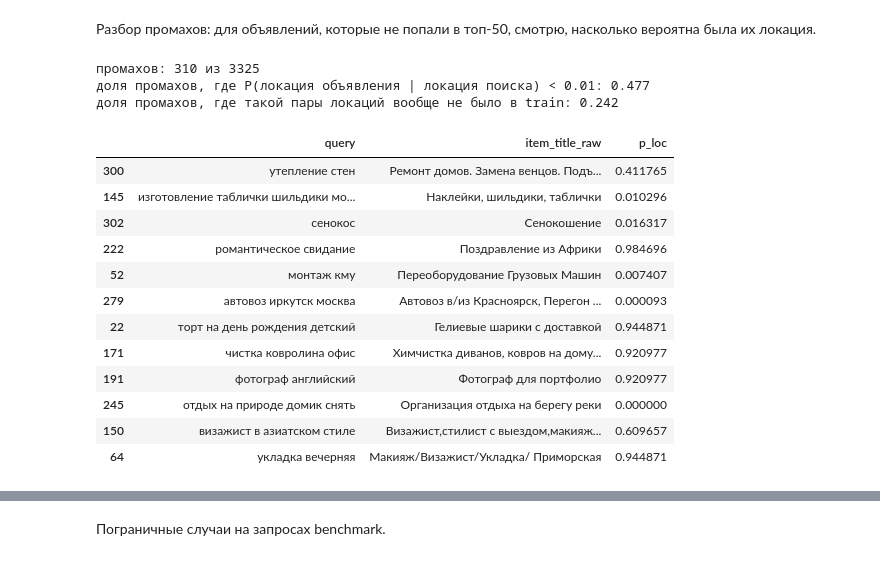
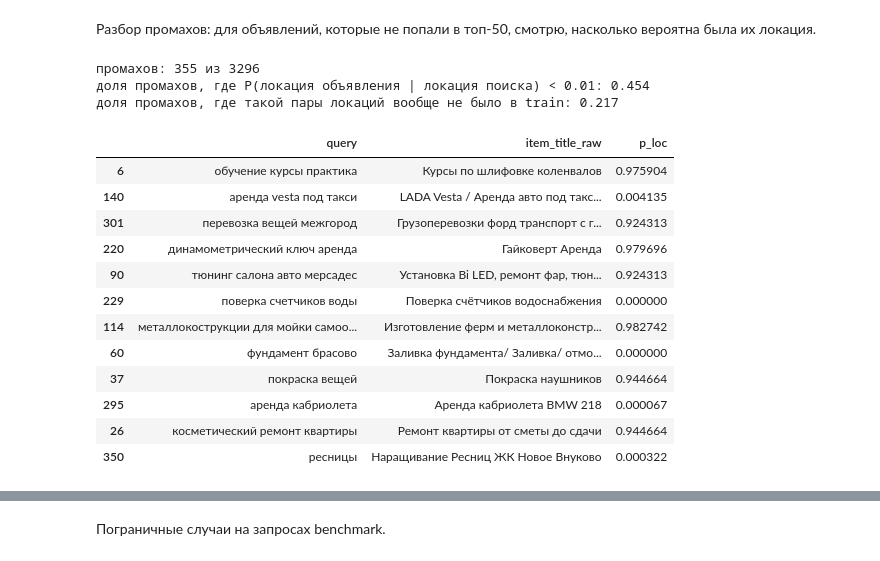
Before and after one commit to Smolyaninoff/avito-candidate-search, a Jupyter notebook: solution.ipynb, the cells around one changed output, grey strips where cells are left out. Cells and saved outputs as stored; diff of their text form; code cells hidden in the pictures.

```diff
--- a/solution.ipynb
+++ b/solution.ipynb
@@ -581,9 +771,9 @@ def run(index, qdf, weight_sets, pool_weights=None, pool_size=300, batch_size=20
 # %%
 t = time.time()
-val_index = build_index(train_part, all_corpus, item_emb)
+val_index = build_index(train_part, val_corpus, item_emb[keep], ft_item_emb)
 print('индекс для валидации собран за', round(time.time() - t), 'сек')
 
-zero = dict(bm_full=0, bm_title=0, exp=0, emb=0, loc=0, loc_eps=1e-4, dist=0, dist_scale=30, mc=0, mc_eps=1e-3, flt=0, cat=0)
+zero = dict(bm_full=0, bm_title=0, exp=0, emb=0, emb_ft=0, loc=0, loc_eps=1e-4, loc_local=0, dist=0, dist_scale=30, mc=0, mc_eps=1e-3, flt=0, cat=0)
 steps = {}
 steps['1. BM25 по тексту'] = dict(zero, bm_full=1)
 steps['2. + BM25 по заголовку'] = dict(steps['1. BM25 по тексту'], bm_title=0.5)
@@ -593,14 +783,18 @@ steps['5. + подкатегория'] = dict(steps['4. + фильтры'], mc=1
 steps['6. + эмбеддинги'] = dict(steps['5. + подкатегория'], emb=10)
 steps['7. + расширение запроса'] = dict(steps['6. + эмбеддинги'], exp=5)
 steps['8. + расстояние'] = dict(steps['7. + расширение запроса'], dist=0.5)
+steps['9. + дообученные эмбеддинги'] = dict(steps['8. + расстояние'], emb_ft=10)
+steps['10. + нелокальность запроса'] = dict(steps['9. + дообученные эмбеддинги'], loc_local=1)
+steps['первая версия (отправлена, 0.877)'] = dict(zero, bm_full=1, exp=5, emb=40, loc=2, loc_eps=3e-5, dist=1, dist_scale=30, mc=0.5, mc_eps=1e-3, flt=5)
 pool_weights = [
     steps['3. + локация'],
     dict(zero, emb=20, loc=2),
+    dict(zero, emb_ft=20, loc=2, dist=1),
     dict(zero, exp=20, loc=2, flt=2),
-    steps['8. + расстояние'],
+    steps['первая версия (отправлена, 0.877)'],
+    dict(steps['первая версия (отправлена, 0.877)'], emb_ft=10, dist=2, dist_scale=10, loc_local=1),
 ]
 
-val_ab = pd.concat([val_a.assign(part='A'), val_b.assign(part='B')]).reset_index(drop=True)
 t = time.time()
 val_pred, pool = run(val_index, val_ab, steps, pool_weights=pool_weights)
 print('прогон валидации занял', round(time.time() - t), 'сек, строк в пуле:', len(pool))
@@ -656,17 +853,19 @@ grid = {
     'bm_title': [0, 0.25, 0.5, 1],
     'exp': [0, 2.5, 5, 10, 15],
     'emb': [0, 10, 20, 30, 40, 60],
+    'emb_ft': [0, 5, 10, 20, 30, 40],
     'loc': [1, 1.5, 2, 2.5, 3],
     'loc_eps': [1e-5, 3e-5, 1e-4, 3e-4, 1e-3],
+    'loc_local': [0, 0.5, 1, 1.5, 2],
     'dist': [0, 0.5, 1, 2, 3, 5],
-    'dist_scale': [10, 30, 100, 300, 1000],
+    'dist_scale': [3, 10, 30, 100, 300],
     'mc': [0, 0.25, 0.5, 1, 2],
     'mc_eps': [1e-4, 1e-3, 1e-2],
     'flt': [0, 1, 2, 3, 5, 8],
     'cat': [0, 1, 2],
 }
 
-best_w = dict(steps['8. + расстояние'])
+best_w = dict(steps['10. + нелокальность запроса'])
 best_score = pool_recall(best_w)[0]
 print('старт: A =', round(best_score, 4))
 for iteration in range(3):
@@ -709,12 +910,14 @@ pd.DataFrame(rows).round(4)
 # %%
 t = time.time()
-pred_b = run(val_index, val_b, {'best': best_w})['best']
-val_b['pred'] = pd.Series(pred_b, index=val_b.index)
-val_b['recall'] = [len(set(p) & set(r)) / len(r) for p, r in zip(pred_b, val_b['relevant'])]
-print('Recall@50 на B (полный прогон):', round(recall_at_50(pred_b, val_b['relevant']), 4), '| время', round(time.time() - t), 'сек')
+first_w = steps['первая версия (отправлена, 0.877)']
+pred_b = run(val_index, val_b, {'best': best_w, 'first': first_w})
+val_b['pred'] = pd.Series(pred_b['best'], index=val_b.index)
+val_b['recall'] = [len(set(p) & set(r)) / len(r) for p, r in zip(val_b['pred'], val_b['relevant'])]
+print('Recall@50 на B, первая версия:', round(recall_at_50(pred_b['first'], val_b['relevant']), 4))
+print('Recall@50 на B, итоговые веса:', round(recall_at_50(pred_b['best'], val_b['relevant']), 4), '| время', round(time.time() - t), 'сек')
 print('виденные тексты:', round(val_b.loc[val_b['seen'], 'recall'].mean(), 4), '| новые тексты:', round(val_b.loc[~val_b['seen'], 'recall'].mean(), 4))
-print('кандидатов на запрос:', pd.Series([len(p) for p in pred_b]).value_counts().to_dict())
-print('запросов с дублями внутри ответа:', sum(len(p) != len(set(p)) for p in pred_b))
+print('кандидатов на запрос:', pd.Series([len(p) for p in val_b['pred']]).value_counts().to_dict())
+print('запросов с дублями внутри ответа:', sum(len(p) != len(set(p)) for p in val_b['pred']))
 val_b['n_words'] = val_b['search_query'].str.split().str.len().clip(upper=5)
 val_b.groupby('n_words')['recall'].agg(['mean', 'size']).round(3)
 # %% [output]
@@ -732,7 +936,7 @@ Recall@50 на B (полный прогон): 0.9066 | время 82 сек
 # %% [markdown]
 Несколько примеров: запрос, релевантное объявление и первые 5 кандидатов из нашего топ-50.
 # %%
-titles = pd.Series(all_corpus['item_title_raw'].values, index=all_corpus['item_id'].values)
+titles = pd.Series(val_corpus['item_title_raw'].values, index=val_corpus['item_id'].values)
 for _, row in val_b.sample(3, random_state=1).iterrows():
     print('ЗАПРОС:', row['search_query'], '| фильтры:', row['search_infm_params_text'] or '-', '| recall:', row['recall'])
     print('   нужно:', [titles[i] for i in row['relevant']])
@@ -755,33 +959,33 @@ for _, row in val_b.sample(3, random_state=1).iterrows():
 # %%
 missed = []
 for _, row in val_b.iterrows():
     for item_id in row['relevant']:
         if item_id not in set(row['pred']):
             missed.append({'query': row['search_query'], 'search_location_id': row['search_location_id'], 'item_id': item_id})
 missed = pd.DataFrame(missed)
-missed = missed.merge(all_corpus[['item_id', 'item_title_raw', 'item_location_id']], on='item_id', how='left')
+missed = missed.merge(val_corpus[['item_id', 'item_title_raw', 'item_location_id']], on='item_id', how='left')
 pair_counts = train_part.groupby(['search_location_id', 'item_location_id']).size()
 search_counts = train_part.groupby('search_location_id').size()
 pair_n = pair_counts.reindex(list(zip(missed['search_location_id'], missed['item_location_id']))).fillna(0).values
 missed['p_loc'] = pair_n / search_counts.reindex(missed['search_location_id']).fillna(1).values
 print('промахов:', len(missed), 'из', val_b['relevant'].str.len().sum())
 print('доля промахов, где P(локация объявления | локация поиска) < 0.01:', round((missed['p_loc'] < 0.01).mean(), 3))
 print('доля промахов, где такой пары локаций вообще не было в train:', round((missed['p_loc'] == 0).mean(), 3))
 missed.sample(12, random_state=0)[['query', 'item_title_raw', 'p_loc']]
 # %% [output]
-промахов: 310 из 3325
-доля промахов, где P(локация объявления | локация поиска) < 0.01: 0.477
-доля промахов, где такой пары локаций вообще не было в train: 0.242
+промахов: 355 из 3296
+доля промахов, где P(локация объявления | локация поиска) < 0.01: 0.454
+доля промахов, где такой пары локаций вообще не было в train: 0.217
 |  | query | item_title_raw | p_loc |
-| 300 | утепление стен | Ремонт домов. Замена венцов. Подъ... | 0.411765 |
-| 145 | изготовление таблички шильдики мо... | Наклейки, шильдики, таблички | 0.010296 |
-| 302 | сенокос | Сенокошение | 0.016317 |
-| 222 | романтическое свидание | Поздравление из Африки | 0.984696 |
-| 52 | монтаж кму | Переоборудование Грузовых Машин | 0.007407 |
-| 279 | автовоз иркутск москва | Автовоз в/из Красноярск, Перегон ... | 0.000093 |
-| 22 | торт на день рождения детский | Гелиевые шарики с доставкой | 0.944871 |
-| 171 | чистка ковролина офис | Химчистка диванов, ковров на дому... | 0.920977 |
-| 191 | фотограф английский | Фотограф для портфолио | 0.920977 |
-| 245 | отдых на природе домик снять | Организация отдыха на берегу реки | 0.000000 |
-| 150 | визажист в азиатском стиле | Визажист,стилист с выездом,макияж... | 0.609657 |
-| 64 | укладка вечерняя | Макияж/Визажист/Укладка/ Приморская | 0.944871 |
+| 6 | обучение курсы практика | Курсы по шлифовке коленвалов | 0.975904 |
+| 140 | аренда vesta под такси | LADA Vesta / Аренда авто под такс... | 0.004135 |
+| 301 | перевозка вещей межгород | Грузоперевозки форд транспорт с г... | 0.924313 |
+| 220 | динамометрический ключ аренда | Гайковерт Аренда | 0.979696 |
+| 90 | тюнинг салона авто мерсадес | Установка Bi LED, ремонт фар, тюн... | 0.924313 |
+| 229 | поверка счетчиков воды | Поверка счётчиков водоснабжения | 0.000000 |
+| 114 | металлокострукции для мойки самоо... | Изготовление ферм и металлоконстр... | 0.982742 |
+| 60 | фундамент брасово | Заливка фундамента/ Заливка/ отмо... | 0.000000 |
+| 37 | покраска вещей | Покраска наушников | 0.944664 |
+| 295 | аренда кабриолета | Аренда кабриолета BMW 218 | 0.000067 |
+| 26 | косметический ремонт квартиры | Ремонт квартиры от сметы до сдачи | 0.944664 |
+| 350 | ресницы | Наращивание Ресниц ЖК Новое Внуково | 0.000322 |
```
Also changed, not shown: parts of 41 cells of this notebook, 2 other files.
